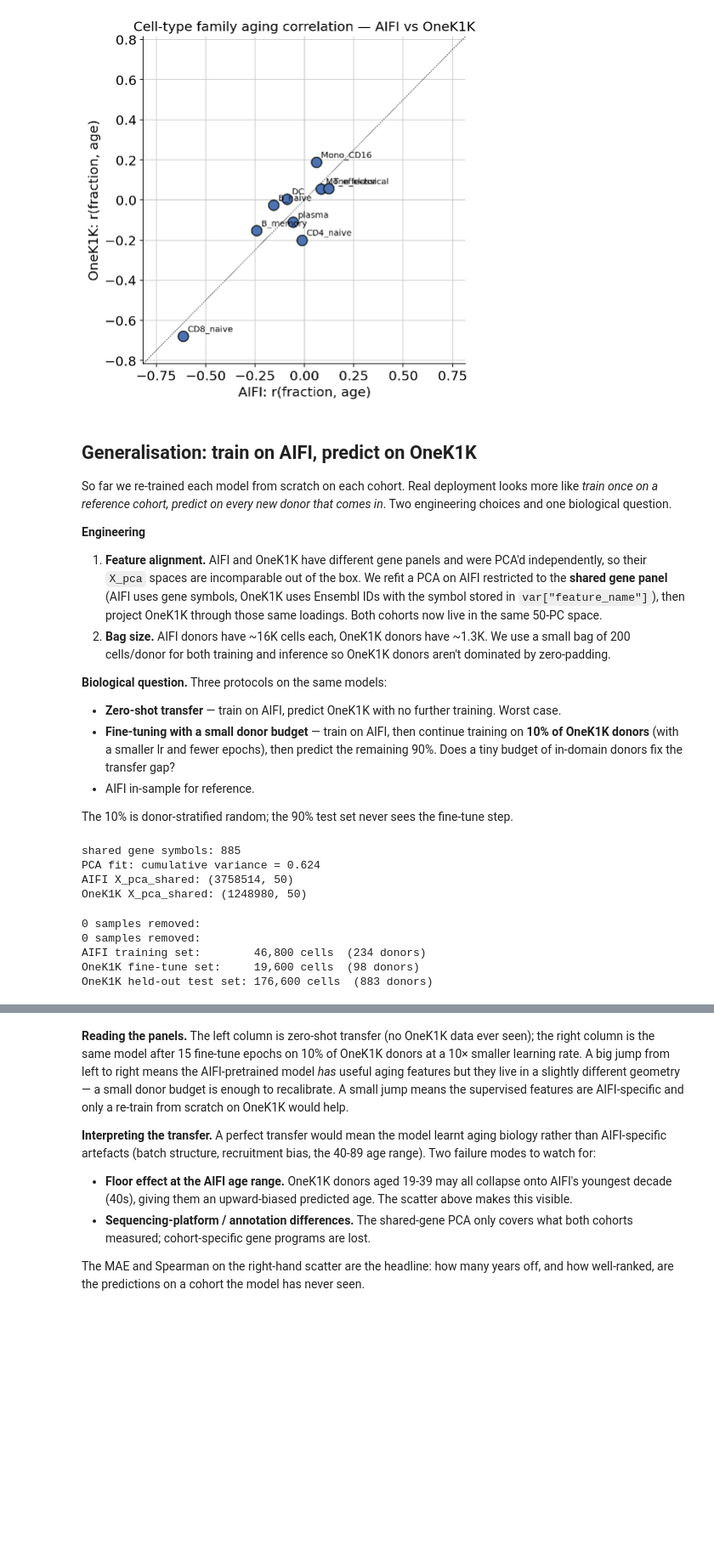
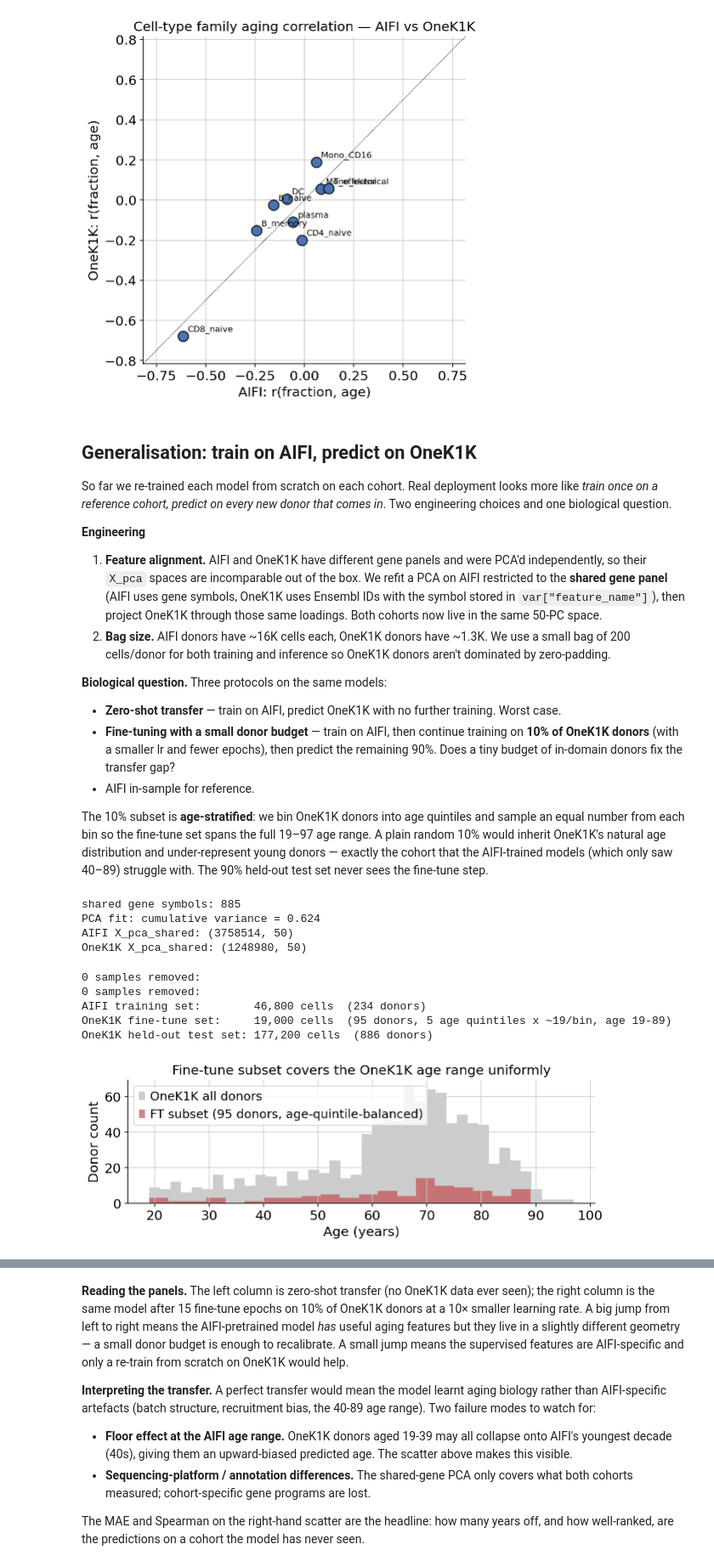
Before and after one commit to lueckenlab/patpy_tutorials, a Jupyter notebook: age_prediction.ipynb, the cells around one changed output, grey strips where cells are left out. Shown at 85% size. Drawn from its saved outputs; the diff is of its cells as text; code cells hidden in the pictures; blank space fills up the shorter version.

```diff
--- a/age_prediction.ipynb
+++ b/age_prediction.ipynb
@@ -916,8 +916,13 @@ biological question.
   of in-domain donors fix the transfer gap?
 - AIFI in-sample for reference.
 
-The 10% is donor-stratified random; the 90% test set never sees the
-fine-tune step.
+The 10% subset is **age-stratified**: we bin OneK1K donors into age
+quintiles and sample an equal number from each bin so the fine-tune
+set spans the full 19–97 age range. A plain random 10% would inherit
+OneK1K's natural age distribution and under-represent young donors —
+exactly the cohort that the AIFI-trained models (which only saw 40–89)
+struggle with. The 90% held-out test set never sees the fine-tune
+step.
 # %%
 from sklearn.decomposition import PCA as _SkPCA
 
@@ -967,30 +972,56 @@ OneK1K X_pca_shared: (1248980, 50)
 # %%
 # Bag size used for training + inference. 200 cells fits OneK1K donors well.
 N_CELLS_TRANSFER = 50 if SMOKE else 200
 FINETUNE_FRACTION = 0.10        # 10% of OneK1K donors used to fine-tune the AIFI model
 
 aifi_t = filter_and_subsample(adata, sample_size_threshold=0,
                                 max_cells_per_donor=N_CELLS_TRANSFER)
 one_t = filter_and_subsample(adata_one, sample_size_threshold=0,
                               max_cells_per_donor=N_CELLS_TRANSFER)
 
-# Donor-level 10% / 90% split for the OneK1K transfer experiment
-one_donors_all = list(pd.unique(one_t.obs["donor"]))
+# Age-stratified 10/90 split. Plain random sampling would inherit OneK1K's
+# natural age distribution (slightly older-biased) and leave young donors
+# under-represented in the fine-tune set; we bin donors into age quintiles
+# and pick equal numbers from each bin so the fine-tune subset spans the
+# full 19-97 range.
+one_donors_all = pd.Index(pd.unique(one_t.obs["donor"]))
+donor_age_one = donor_meta_one["age"].reindex(one_donors_all).astype(float)
+n_ft = max(5, int(round(len(one_donors_all) * FINETUNE_FRACTION)))
+n_bins = min(5, n_ft)
+age_bins = pd.qcut(donor_age_one, q=n_bins, duplicates="drop")
+per_bin = max(1, n_ft // len(age_bins.cat.categories))
 rng_split = np.random.default_rng(SEED)
-perm = rng_split.permutation(len(one_donors_all))
-n_ft = max(2, int(round(len(one_donors_all) * FINETUNE_FRACTION)))
-ft_set = set(np.asarray(one_donors_all)[perm[:n_ft]].tolist())
+ft_picks = []
+for bin_label in age_bins.cat.categories:
+    in_bin = donor_age_one.index[age_bins == bin_label]
+    k = min(per_bin, len(in_bin))
+    if k > 0:
+        ft_picks.extend(rng_split.choice(np.asarray(in_bin), size=k, replace=False).tolist())
+ft_set = set(ft_picks)
 one_ft = one_t[one_t.obs["donor"].isin(ft_set)].copy()
 one_test = one_t[~one_t.obs["donor"].isin(ft_set)].copy()
+
+ft_ages = donor_age_one.reindex(ft_picks)
 print(f"AIFI training set:        {aifi_t.n_obs:,} cells  ({aifi_t.obs['donor'].nunique()} donors)")
-print(f"OneK1K fine-tune set:     {one_ft.n_obs:,} cells  ({one_ft.obs['donor'].nunique()} donors)")
+print(f"OneK1K fine-tune set:     {one_ft.n_obs:,} cells  ({len(ft_picks)} donors, "
+      f"{n_bins} age quintiles x ~{per_bin}/bin, age {ft_ages.min():.0f}-{ft_ages.max():.0f})")
 print(f"OneK1K held-out test set: {one_test.n_obs:,} cells  ({one_test.obs['donor'].nunique()} donors)")
+
+# Quick visual: show fine-tune age distribution vs the full OneK1K
+fig, ax = plt.subplots(figsize=(8, 3))
+ax.hist(donor_age_one, bins=40, alpha=0.4, color="grey", label="OneK1K all donors")
+ax.hist(ft_ages, bins=20, alpha=0.7, color="#C44E52",
+        label=f"FT subset ({len(ft_picks)} donors, age-quintile-balanced)")
+ax.set_xlabel("Age (years)"); ax.set_ylabel("Donor count")
+ax.set_title("Fine-tune subset covers the OneK1K age range uniformly")
+ax.legend(); plt.tight_layout(); plt.show()
 # %% [output]
 0 samples removed:
 0 samples removed:
 AIFI training set:        46,800 cells  (234 donors)
-OneK1K fine-tune set:     19,600 cells  (98 donors)
-OneK1K held-out test set: 176,600 cells  (883 donors)
+OneK1K fine-tune set:     19,000 cells  (95 donors, 5 age quintiles x ~19/bin, age 19-89)
+OneK1K held-out test set: 177,200 cells  (886 donors)
+[figure, added]
 # %%
 # --- PaSCient transfer with optional fine-tune step ---
 pa = patpy.tl.PaSCient(
```
Also changed, not shown: parts of 18 cells of this notebook.
